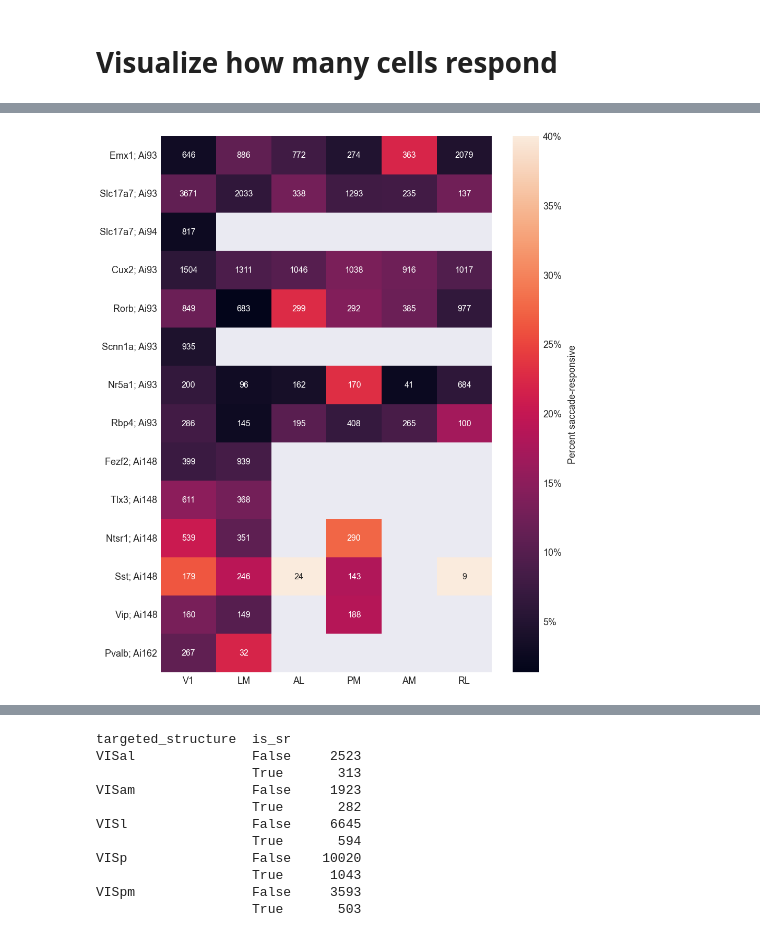
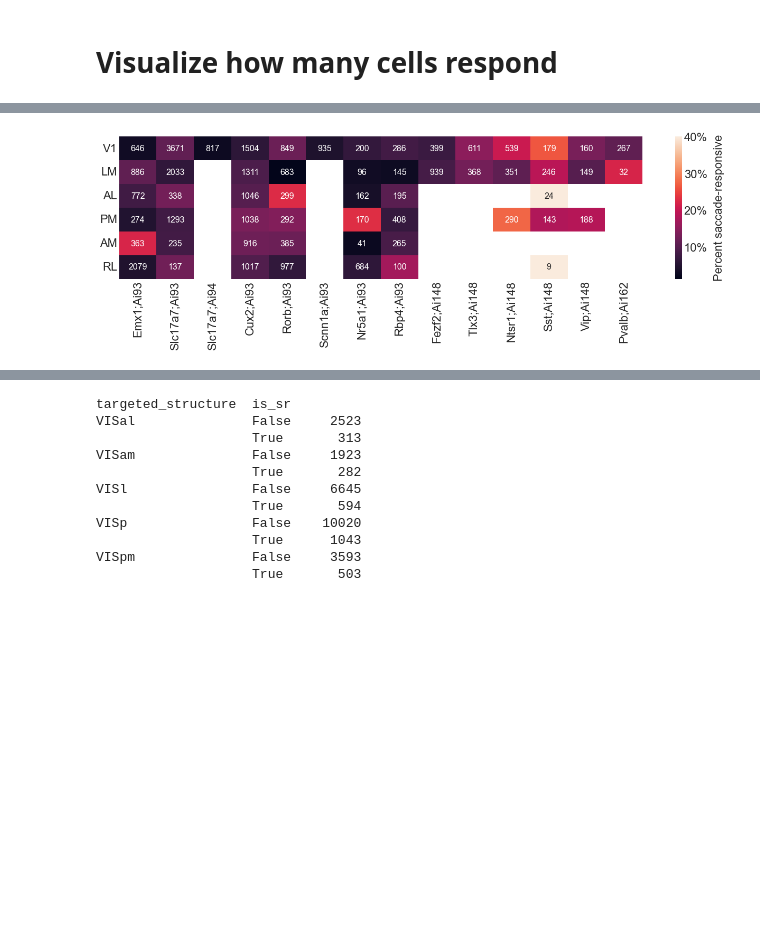
Before and after one commit to AllenInstitute/visual-coding-saccades, a Jupyter notebook: analysis/analyze_cell_responses.ipynb, the cells around one changed output, grey strips where cells are left out. Drawn from its saved outputs; the diff is of its cells as text; code cells hidden in the pictures; blank space fills up the shorter version.

```diff
--- a/analysis/analyze_cell_responses.ipynb
+++ b/analysis/analyze_cell_responses.ipynb
@@ -95,8 +258,8 @@ miura_sig.sum(), miura_sig.mean() * 100
 # %%
 cells["depth_trunc"] = 100 * (cells["depth"]/100).astype(int)
-cells.at[cells["cre_line"] == "Scnn1a-Tg3-Cre", "depth_trunc"] = 200
-cells.at[cells["cre_line"] == "Nr5a1-Cre", "depth_trunc"] = 200
-cells.at[cells["cre_line"] == "Fezf2-CreER", "depth_trunc"] = 300
+cells.at[cells["cre_line"] == "Scnn1a-Tg3-Cre; Camk2a-tTA; Ai93(TITL-GCaMP6f)", "depth_trunc"] = 200
+cells.at[cells["cre_line"] == "Nr5a1-Cre; Camk2a-tTA; Ai93(TITL-GCaMP6f)", "depth_trunc"] = 200
+cells.at[cells["cre_line"] == "Fezf2-CreER; Ai148(TIT2L-GC6f-ICL-tTA2)", "depth_trunc"] = 300
 cells.at[cells["depth_trunc"] == 400, "depth_trunc"] = 300
 
 depth_to_layer = {
@@ -249,0 +432,12 @@ cells_and_metrics.head()
+# %%
+fig, ax = plt.subplots(figsize=(12, 8), facecolor="white")
+
+sns.scatterplot(x=mean_sacc_freq, y=frac_sr, ax=ax, hue=cre, palette=CRE_COLORS, hue_order=CRE_ORDERING)
+# plt.setp(ax.get_legend().get_title(), text="Cre", fontsize=14)
+plt.setp(ax.get_legend().get_texts(), fontsize=14)
+plt.setp((ax.get_xticklabels(), ax.get_yticklabels()), fontsize=14)
+ax.set_xlabel("Mean saccade frequency (Hz)", fontsize=16)
+ax.set_ylabel("Fraction of SR neurons in session", fontsize=16)
+ax.set_title("Fraction of SR neurons in session vs. session mean saccade frequency", fontsize=16)
+fig.tight_layout()
+savefig(fig, "frac_sr_neurons_vs_mean_sacc_freq.png")
@@ -299,38 +627,35 @@ df.head()
 # %%
-with plt.style.context("seaborn"):
-    fig, ax = plt.subplots(figsize=(13, 15), facecolor="w")
-    frac_responsive = responses_by_cre_and_area.pivot(CRE_PLOT_KEY, "targeted_structure", "frac_responsive")
-    n_cells = responses_by_cre_and_area.pivot(CRE_PLOT_KEY, "targeted_structure", "n_cells")
+with plt.style.context("seaborn-whitegrid"):
+    fig, ax = plt.subplots(figsize=(18, 6), facecolor="w")
+    x, xorder = CRE_PLOT_KEY, CRE_ORDERING
+    y, yorder, ylabels = "targeted_structure", AREA_ORDERING, [AREA_ABBREV[a] for a in AREA_ORDERING]
+    frac_responsive = responses_by_cre_and_area.pivot(y, x, "frac_responsive")
+    n_cells = responses_by_cre_and_area.pivot(y, x, "n_cells")
 
-    frac_responsive = frac_responsive.reindex(CRE_ORDERING, axis=0).reindex(AREA_ORDERING, axis=1)
-    # frac_responsive.index = [CRE_TO_REPORTER[x] for x in frac_responsive.index]
-    # frac_responsive.columns = [AREA_ABBREV[x] for x in frac_responsive.columns] # Area abbreviations
-
-    n_cells = n_cells.reindex(CRE_ORDERING, axis=0).reindex(AREA_ORDERING, axis=1)
-    # n_cells.index = [CRE_TO_REPORTER[x] for x in frac_responsive.index]
-    # n_cells.columns = [AREA_ABBREV[x] for x in n_cells.index] # Area abbreviations
+    frac_responsive = frac_responsive.reindex(yorder, axis=0).reindex(xorder, axis=1)
+    n_cells = n_cells.reindex(yorder, axis=0).reindex(xorder, axis=1)
 
     # sns.heatmap(frac_responsive, annot=n_cells, fmt=".0f", cmap="magma", ax=axs[0], vmin=0, vmax=1)
     # sns.heatmap(frac_responsive_miura, annot=n_cells, fmt=".0f", cmap="magma", ax=axs[1], vmin=0, vmax=1)
     sns.heatmap(frac_responsive, annot=n_cells, fmt=".0f", ax=ax, annot_kws=dict(fontsize=16), vmax=0.4)
     # sns.heatmap(frac_responsive_miura, annot=n_cells, fmt=".0f", ax=axs[1], annot_kws=dict(fontsize=16))
     plt.setp(ax, xlabel="", ylabel="")
-    ax.set_xticklabels([AREA_ABBREV[a] for a in AREA_ORDERING], fontsize=18)
-    plt.setp(ax.get_yticklabels(), fontsize=18)
+    plt.setp(ax.get_xticklabels(), fontsize=22, rotation=90)
+    ax.set_yticklabels(ylabels, fontsize=22, rotation=0)
     # ax.set_yticklabels(CRE_LINE_REPORTER_ORDERING, fontsize=18, rotation=0)
     # ax.set_title("Fraction of SR cells by cre and region (n = total no. imaged cells)", fontsize=22)
 
     cbar = ax.collections[0].colorbar
-    cbar.ax.tick_params(labelsize=18)
+    cbar.ax.tick_params(labelsize=22)
     cbar.set_ticks(cbar.get_ticks())
     cbar.set_ticklabels([f"{tick*100:.0f}%" for tick in cbar.get_ticks()])
-    cbar.set_label("Percent saccade-responsive", fontsize=18, labelpad=12, va="top") # , rotation=270, va="bottom"
+    cbar.set_label("Percent saccade-responsive", fontsize=22, labelpad=12, va="top") # , rotation=270, va="bottom"
 
     # axs[1].set_title("Significance method: Miura", fontsize=18)
     fig.tight_layout()
     savefig(fig, "fraction_responsive_heatmap.png")
 # %% [output]
-[figure, old version]
+[figure, new version]
 # %%
 with plt.style.context("seaborn-whitegrid"):
     fig, ax = plt.subplots(figsize=(15, 8), facecolor="white")
```
Also changed, not shown: parts of 55 cells of this notebook, 16 other files.
